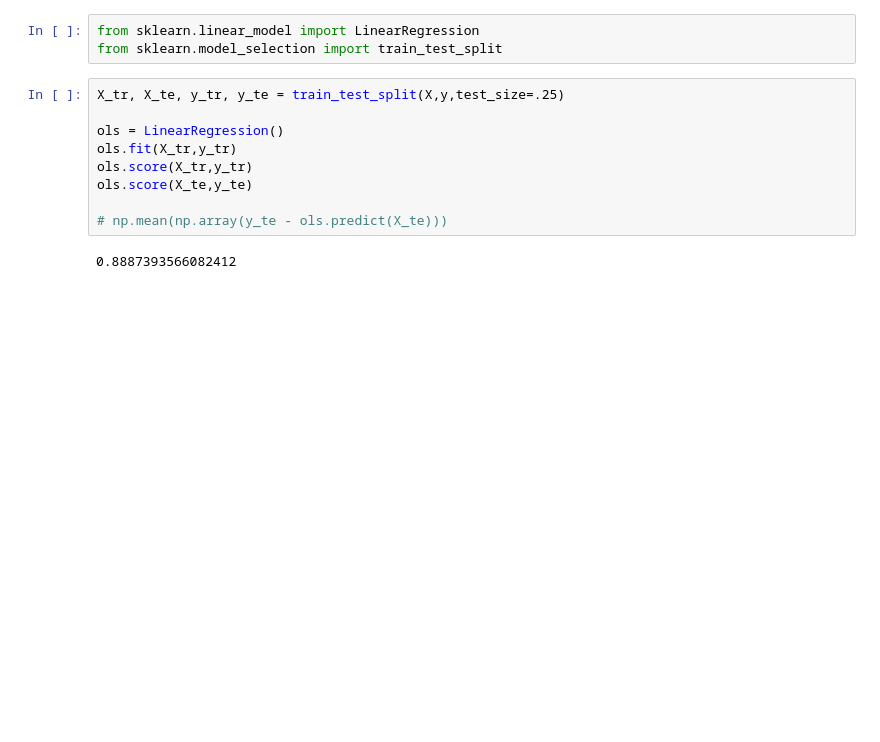
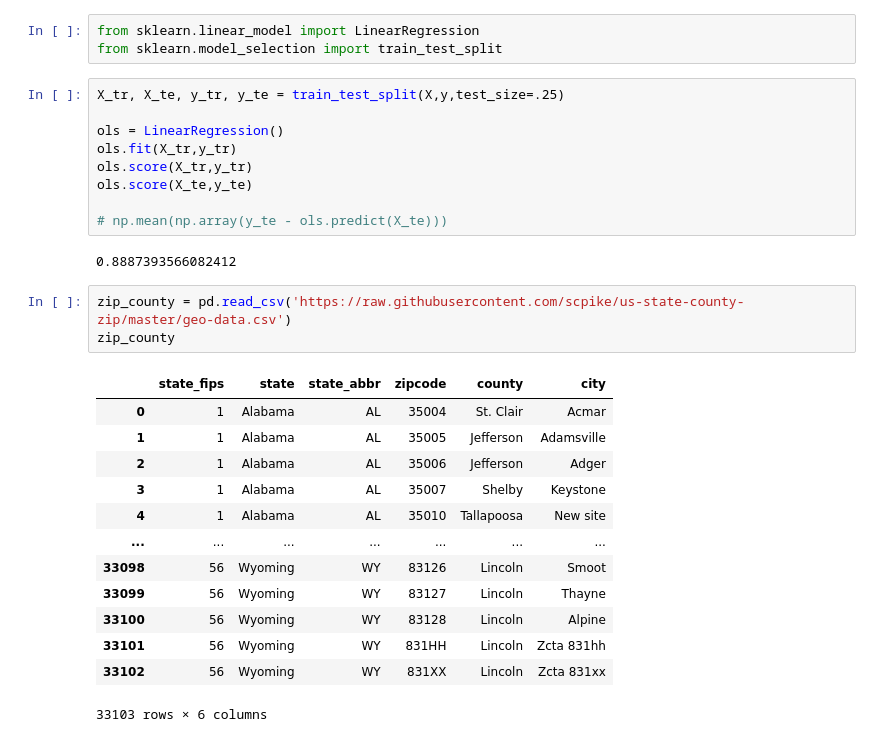
Before and after one commit to axpinkerton/capstone, a Jupyter notebook: alex_eda.ipynb, the cells around one changed output. Drawn from its saved outputs; the diff is of its cells as text; blank space fills up the shorter version.

```diff
--- a/alex_eda.ipynb
+++ b/alex_eda.ipynb
@@ -249,3 +245,20 @@ ols.score(X_te,y_te)
 # np.mean(np.array(y_te - ols.predict(X_te)))
 # %% [output]
 0.8887393566082412
+# %%
+zip_county = pd.read_csv('https://raw.githubusercontent.com/scpike/us-state-county-zip/master/geo-data.csv')
+zip_county
+# %% [output]
+|  | state_fips | state | state_abbr | zipcode | county | city |
+| 0 | 1 | Alabama | AL | 35004 | St. Clair | Acmar |
+| 1 | 1 | Alabama | AL | 35005 | Jefferson | Adamsville |
+| 2 | 1 | Alabama | AL | 35006 | Jefferson | Adger |
+| 3 | 1 | Alabama | AL | 35007 | Shelby | Keystone |
+| 4 | 1 | Alabama | AL | 35010 | Tallapoosa | New site |
+| ... | ... | ... | ... | ... | ... | ... |
+| 33098 | 56 | Wyoming | WY | 83126 | Lincoln | Smoot |
+| 33099 | 56 | Wyoming | WY | 83127 | Lincoln | Thayne |
+| 33100 | 56 | Wyoming | WY | 83128 | Lincoln | Alpine |
+| 33101 | 56 | Wyoming | WY | 831HH | Lincoln | Zcta 831hh |
+| 33102 | 56 | Wyoming | WY | 831XX | Lincoln | Zcta 831xx |
+33103 rows × 6 columns
```
Also changed, not shown: parts of 12 cells of this notebook, 1 other file.
